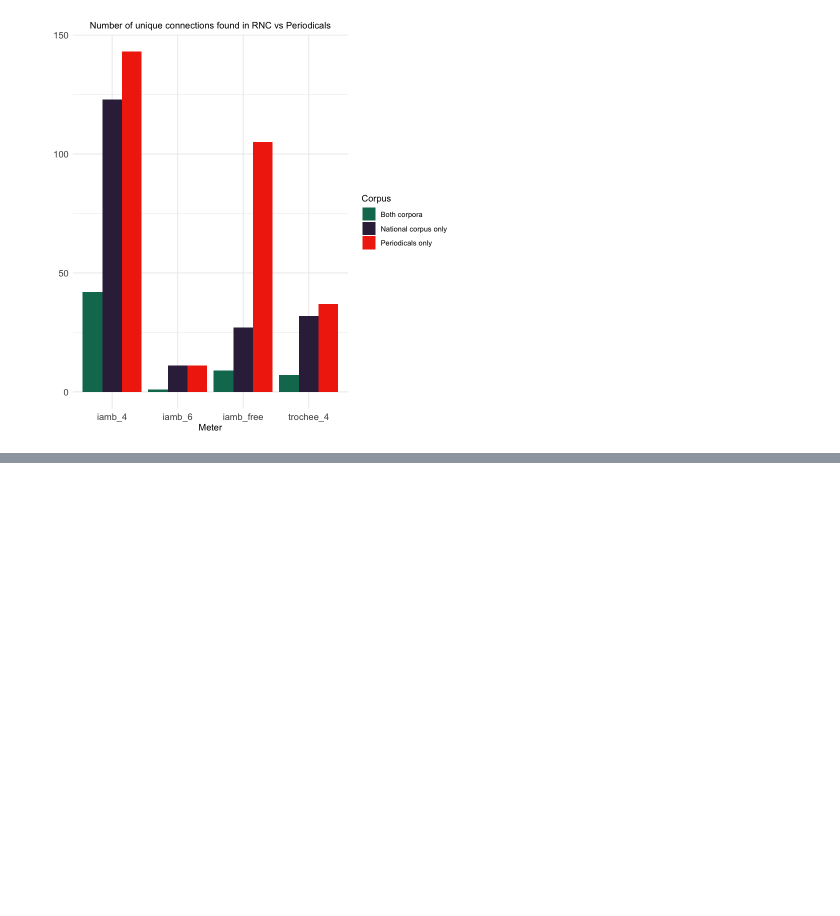
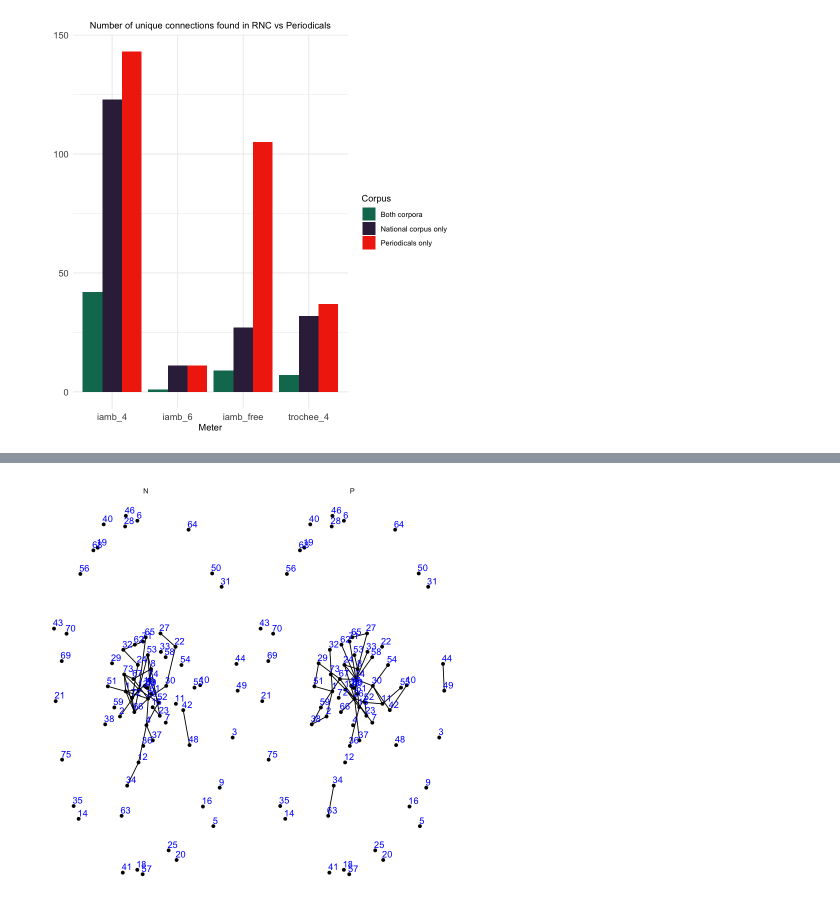
Before and after one commit to tonyamart/iamb_networks, a Jupyter notebook: scr/03_02_Networks_periodicals.ipynb, the cells around one changed output, grey strips where cells are left out. Saved outputs shown, nothing was run; the diff lists cells and outputs as text; code cells hidden in the pictures; blank space fills up the shorter version.

```diff
--- a/scr/03_02_Networks_periodicals.ipynb
+++ b/scr/03_02_Networks_periodicals.ipynb
@@ -828,0 +892,13 @@ links_1830 %>%
+# %%
+net4 <- tbl_graph(nodelist, edgelist %>% filter(meter == "trochee_4"), directed = F)
+
+ggraph(net4, 'kk') +
+    geom_node_point() +
+    geom_edge_fan() +
+    geom_node_text(aes(label=idn),
+                   hjust=0.1,
+                   vjust=-0.4,
+                   color = "blue") +
+    facet_wrap(~corpus)
+# %% [output]
+[figure, added]
```
Also changed, not shown: parts of 16 cells of this notebook, 3 other files.
